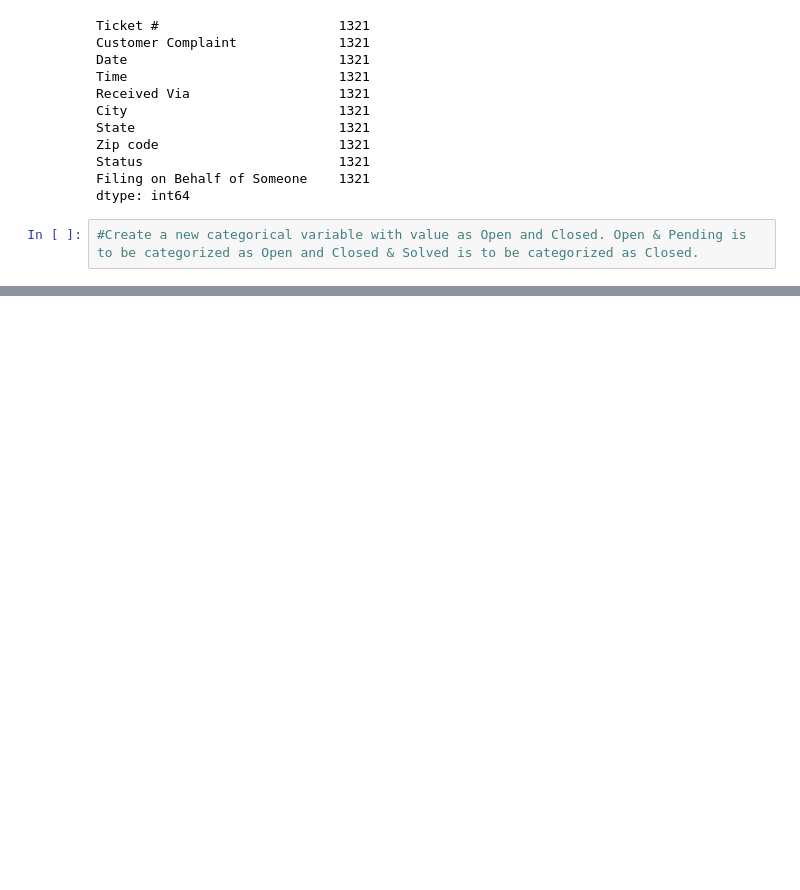
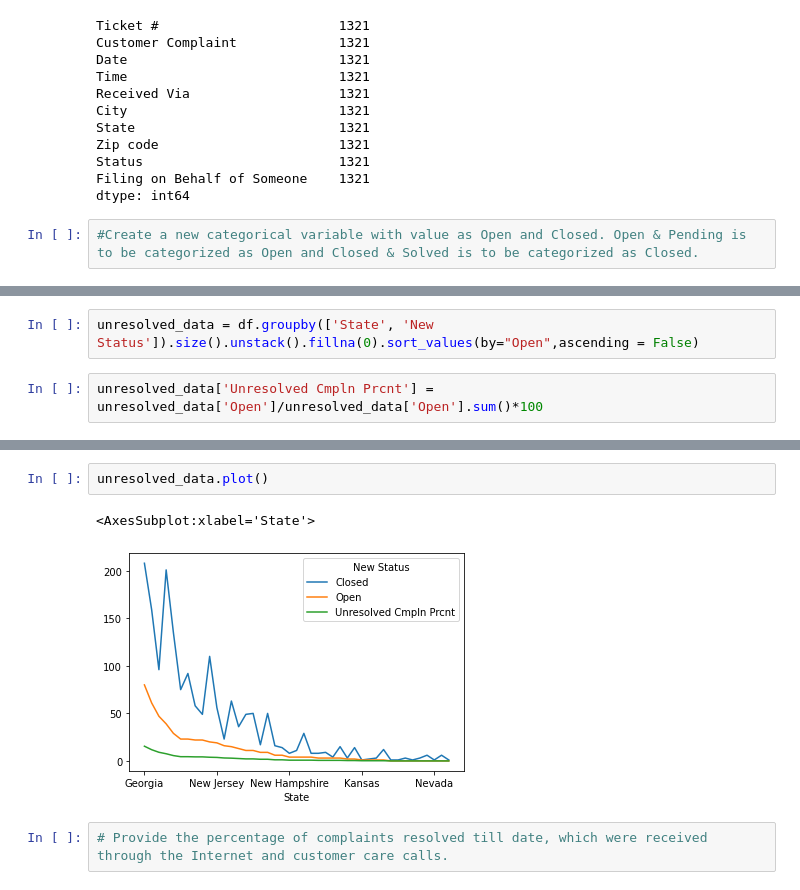
Before and after one commit to sarabjeet050/Data-Science-Project, a Jupyter notebook: Comcast_Telecom_Consumer_Complaints_Data_Analysis.ipynb, the cells around one changed output, grey strips where cells are left out. Cells and saved outputs as stored; diff of their text form; blank space fills up the shorter version.

```diff
--- a/Comcast_Telecom_Consumer_Complaints_Data_Analysis.ipynb
+++ b/Comcast_Telecom_Consumer_Complaints_Data_Analysis.ipynb
@@ -239,0 +306,4 @@ dtype: int64
+# %%
+unresolved_data = df.groupby(['State', 'New Status']).size().unstack().fillna(0).sort_values(by="Open",ascending = False)
+# %%
+unresolved_data['Unresolved Cmpln Prcnt'] = unresolved_data['Open']/unresolved_data['Open'].sum()*100
@@ -239,0 +331,7 @@ dtype: int64
+# %%
+unresolved_data.plot()
+# %% [output]
+<AxesSubplot:xlabel='State'>
+[figure, added]
+# %%
+# Provide the percentage of complaints resolved till date, which were received through the Internet and customer care calls.
```
Also changed, not shown: parts of 19 cells of this notebook.
